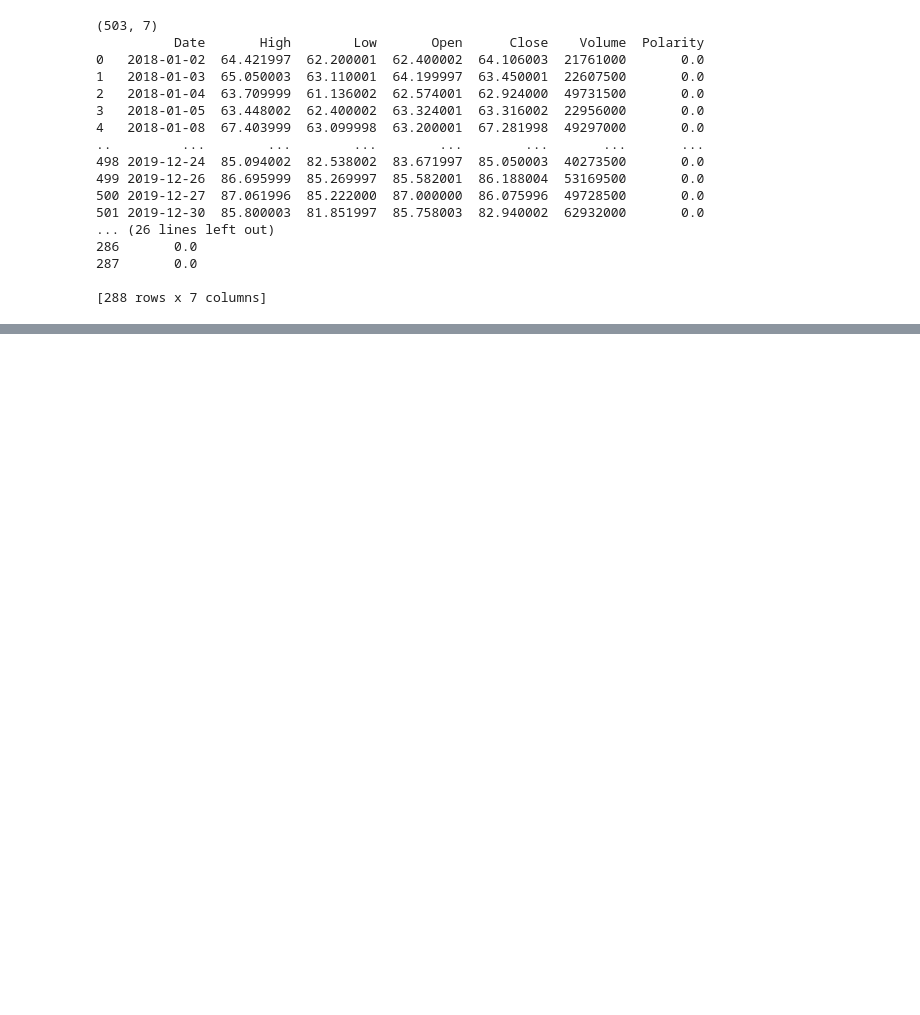
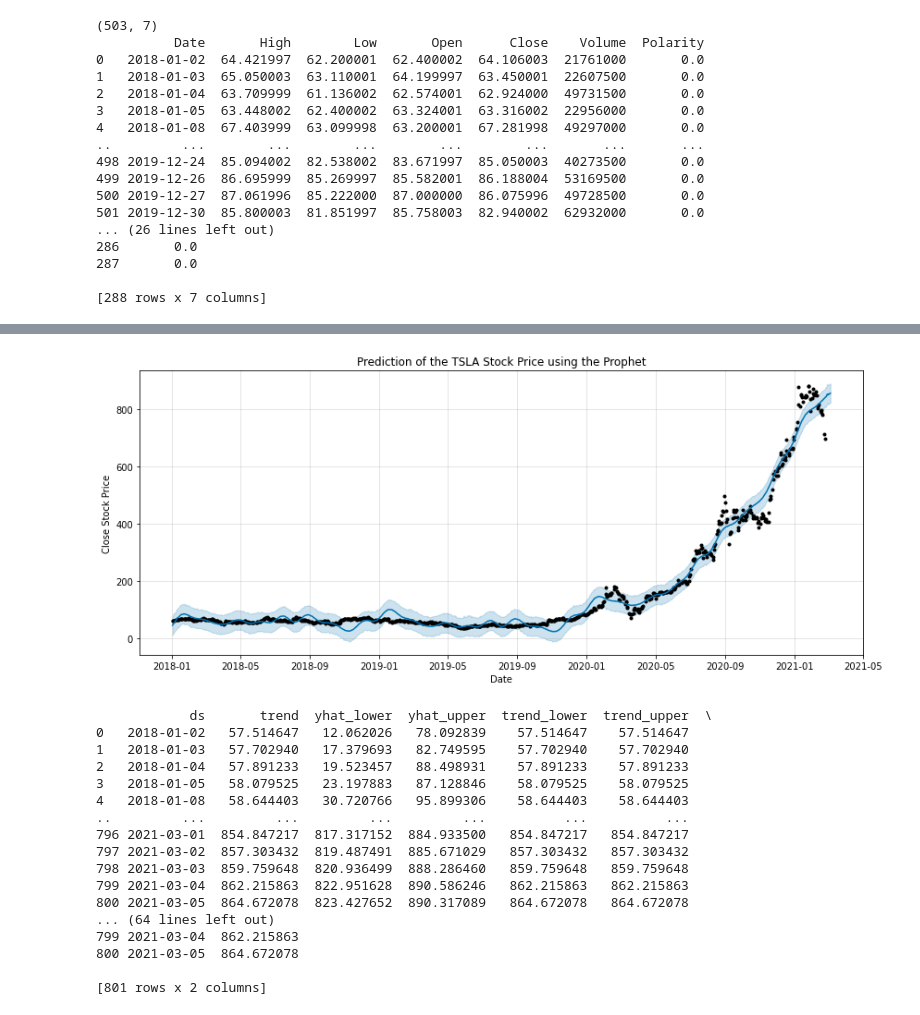
Before and after one commit to gopibalasingam/MMAI894, a Jupyter notebook: stock_model_testing.ipynb, the cells around one changed output, grey strips where cells are left out. Cells and saved outputs as stored; diff of their text form; code cells hidden in the pictures; blank space fills up the shorter version.

```diff
--- a/stock_model_testing.ipynb
+++ b/stock_model_testing.ipynb
@@ -189,0 +244,44 @@ plt.show()
+# %%
+from fbprophet import Prophet
+
+df = pd.read_csv('TSLA.csv', date_parser = True)
+df = df.set_index('Date', drop = True)
+df.index = pd.to_datetime(df.index)
+training_data = df.loc[(df.index) >= '2021-01-01']
+training_data.rename(columns={'Close': 'y'},inplace=True)
+training_data['ds'] = pd.to_datetime(training_data.index)
+training_data['y'] = training_data['y'].astype(float)
+
+m = Prophet(daily_seasonality = True) # the Prophet class (model)
+m.fit(training_data) # fit the model using training data
+
+future = m.make_future_dataframe(periods=10) #we need to specify the number of days in future
+prediction = m.predict(future)
+m.plot(prediction, figsize=(12, 5))
+plt.title("Prediction of the TSLA Stock Price using the Prophet")
+plt.xlabel("Date")
+plt.ylabel("Close Stock Price")
+plt.show()
+
+print(prediction)
+
+print(prediction[['ds', 'trend']])
+# %% [output]
+[figure, added]
+            ds       trend  yhat_lower  yhat_upper  trend_lower  trend_upper  \
+0   2018-01-02   57.514647   12.062026   78.092839    57.514647    57.514647
+1   2018-01-03   57.702940   17.379693   82.749595    57.702940    57.702940
+2   2018-01-04   57.891233   19.523457   88.498931    57.891233    57.891233
+3   2018-01-05   58.079525   23.197883   87.128846    58.079525    58.079525
+4   2018-01-08   58.644403   30.720766   95.899306    58.644403    58.644403
+..         ...         ...         ...         ...          ...          ...
+796 2021-03-01  854.847217  817.317152  884.933500   854.847217   854.847217
+797 2021-03-02  857.303432  819.487491  885.671029   857.303432   857.303432
+798 2021-03-03  859.759648  820.936499  888.286460   859.759648   859.759648
+799 2021-03-04  862.215863  822.951628  890.586246   862.215863   862.215863
+800 2021-03-05  864.672078  823.427652  890.317089   864.672078   864.672078
+... (64 lines left out)
+799 2021-03-04  862.215863
+800 2021-03-05  864.672078
+
+[801 rows x 2 columns]
```
Also changed, not shown: parts of 10 cells of this notebook.
